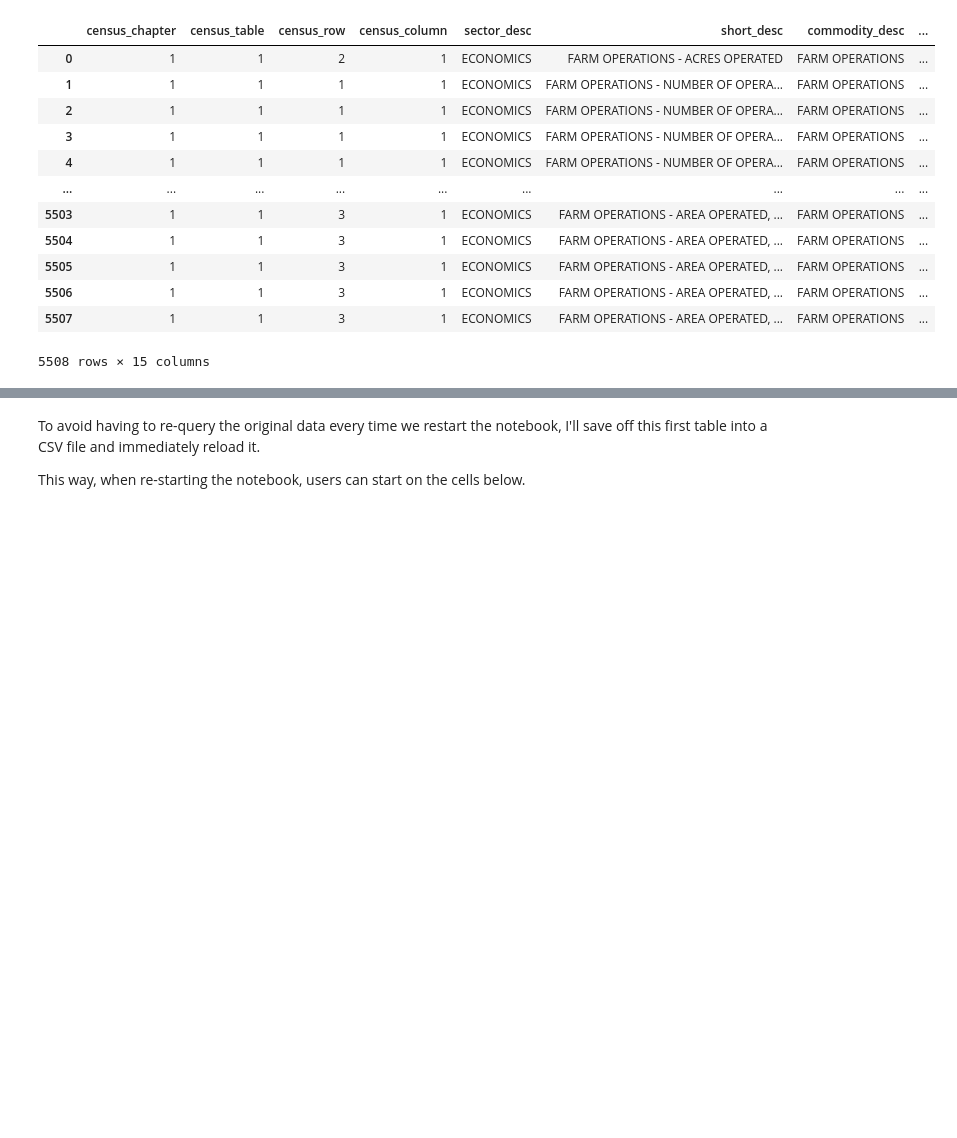
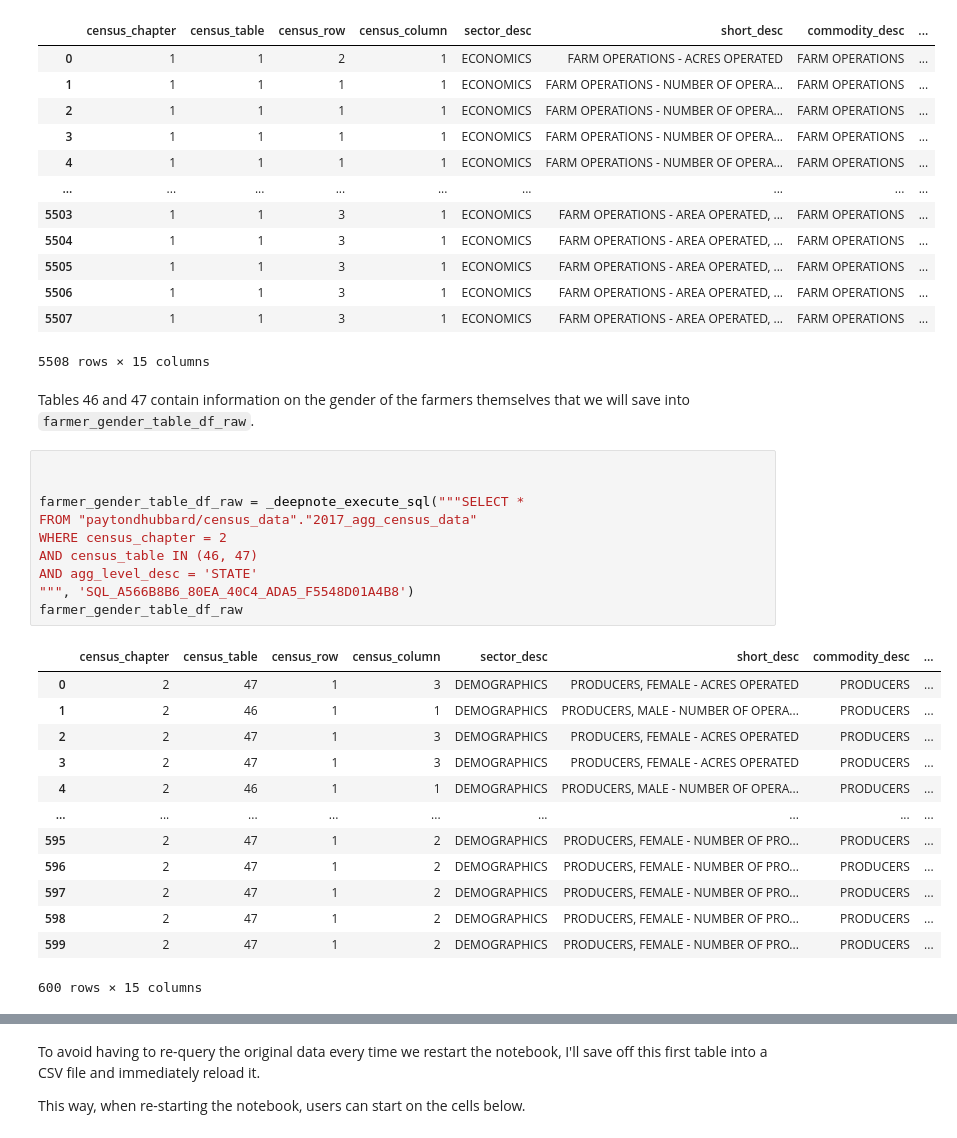
Before and after one commit to PateDHubbard/agg_census_data_analysis, a Jupyter notebook: notebook.ipynb, the cells around one changed output, grey strips where cells are left out. Saved outputs shown, nothing was run; the diff lists cells and outputs as text; blank space fills up the shorter version.

```diff
--- a/notebook.ipynb
+++ b/notebook.ipynb
@@ -57,3 +57,29 @@ table_1_df_raw
 | 5506 | 1 | 1 | 3 | 1 | ECONOMICS | FARM OPERATIONS - AREA OPERATED, ... | FARM OPERATIONS | ... |
 | 5507 | 1 | 1 | 3 | 1 | ECONOMICS | FARM OPERATIONS - AREA OPERATED, ... | FARM OPERATIONS | ... |
 5508 rows × 15 columns
+# %% [markdown]
+Tables 46 and 47 contain information on the gender of the farmers themselves that we will save into `farmer_gender_table_df_raw`.
+# %%
+
+
+farmer_gender_table_df_raw = _deepnote_execute_sql("""SELECT *
+FROM "paytondhubbard/census_data"."2017_agg_census_data"
+WHERE census_chapter = 2
+AND census_table IN (46, 47)
+AND agg_level_desc = 'STATE'
+""", 'SQL_A566B8B6_80EA_40C4_ADA5_F5548D01A4B8')
+farmer_gender_table_df_raw
+# %% [output]
+|  | census_chapter | census_table | census_row | census_column | sector_desc | short_desc | commodity_desc | ... |
+| 0 | 2 | 47 | 1 | 3 | DEMOGRAPHICS | PRODUCERS, FEMALE - ACRES OPERATED | PRODUCERS | ... |
+| 1 | 2 | 46 | 1 | 1 | DEMOGRAPHICS | PRODUCERS, MALE - NUMBER OF OPERA... | PRODUCERS | ... |
+| 2 | 2 | 47 | 1 | 3 | DEMOGRAPHICS | PRODUCERS, FEMALE - ACRES OPERATED | PRODUCERS | ... |
+| 3 | 2 | 47 | 1 | 3 | DEMOGRAPHICS | PRODUCERS, FEMALE - ACRES OPERATED | PRODUCERS | ... |
+| 4 | 2 | 46 | 1 | 1 | DEMOGRAPHICS | PRODUCERS, MALE - NUMBER OF OPERA... | PRODUCERS | ... |
+| ... | ... | ... | ... | ... | ... | ... | ... | ... |
+| 595 | 2 | 47 | 1 | 2 | DEMOGRAPHICS | PRODUCERS, FEMALE - NUMBER OF PRO... | PRODUCERS | ... |
+| 596 | 2 | 47 | 1 | 2 | DEMOGRAPHICS | PRODUCERS, FEMALE - NUMBER OF PRO... | PRODUCERS | ... |
+| 597 | 2 | 47 | 1 | 2 | DEMOGRAPHICS | PRODUCERS, FEMALE - NUMBER OF PRO... | PRODUCERS | ... |
+| 598 | 2 | 47 | 1 | 2 | DEMOGRAPHICS | PRODUCERS, FEMALE - NUMBER OF PRO... | PRODUCERS | ... |
+| 599 | 2 | 47 | 1 | 2 | DEMOGRAPHICS | PRODUCERS, FEMALE - NUMBER OF PRO... | PRODUCERS | ... |
+600 rows × 15 columns
```
Also changed, not shown: parts of 11 cells of this notebook, 2 other files.
